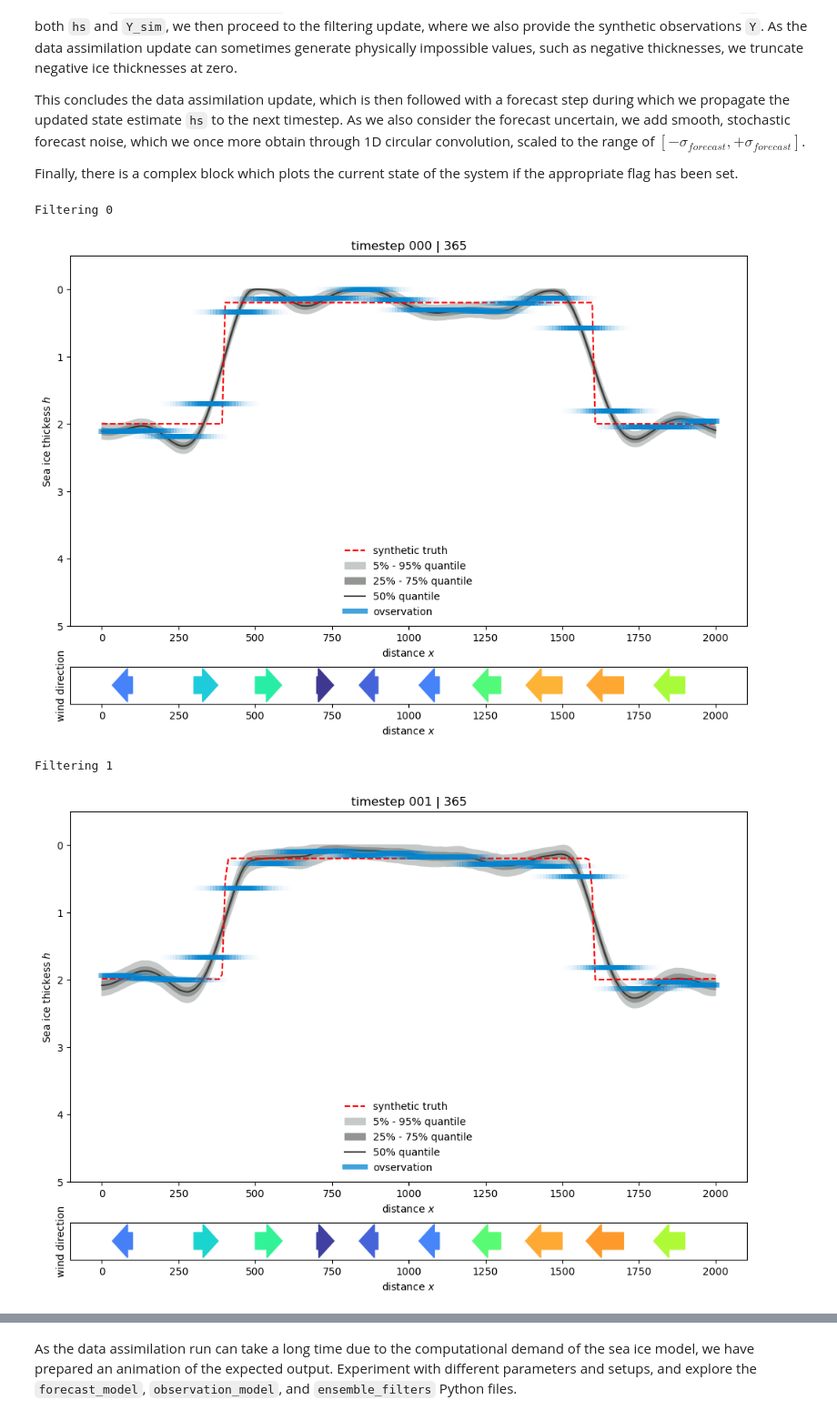
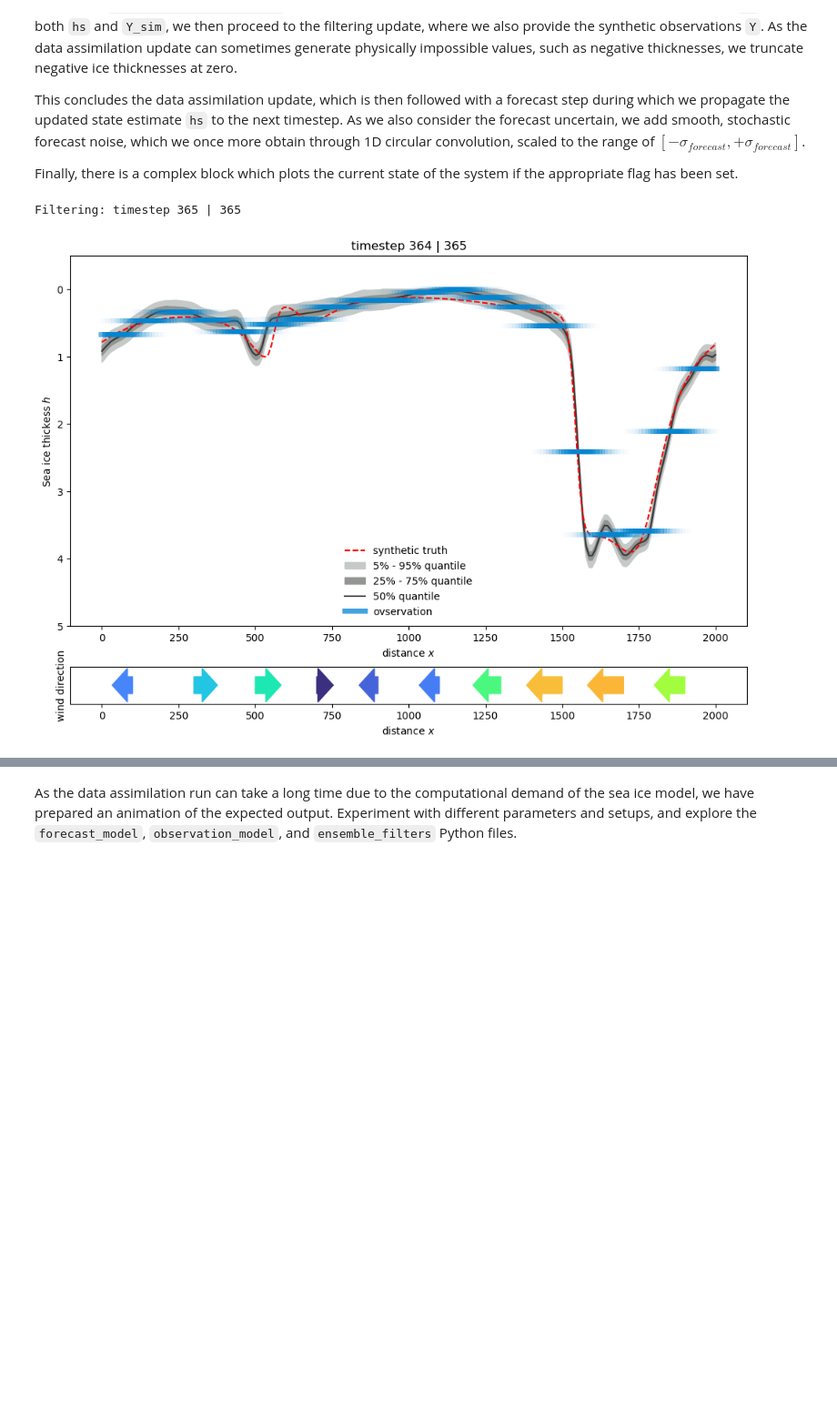
Before and after one commit to simda-muri/challenges, a Jupyter notebook: tutorials/problem3/Tutorial - Data assimilation toolbox.ipynb, the cells around one changed output, grey strips where cells are left out. Shown at 91% size. Drawn from its saved outputs; the diff is of its cells as text; code cells hidden in the pictures; blank space fills up the shorter version.

```diff
--- a/tutorials/problem3/Tutorial - Data assimilation toolbox.ipynb
+++ b/tutorials/problem3/Tutorial - Data assimilation toolbox.ipynb
@@ -231,8 +232,6 @@ filter_mode = "EnKF" # alternative: "EnTF"
 
 # Let's start filtering
 for t in np.arange(0,T,1):
-
-    print("Filtering "+str(t))
 
     # Step 1: implement the EnKF update ---------------------------------------
 
@@ -279,6 +278,10 @@ for t in np.arange(0,T,1):
             dx      = dx,
             dt      = dt,
             noise   = noise.flatten()).reshape((N,D))
+
+    clear_output()
+
+    print("Filtering: timestep "+str(t+1).zfill(3)+" | "+str(T).zfill(3))
 
     # Step 3: Plot results
     if plot_results:
@@ -380,35 +383,33 @@ for t in np.arange(0,T,1):
             height  = 0.4
 
             xpos    = pt
             ypos    = 0
 
             arrowwidth = 0.025*2000
             hscale  = 1
 
             arrow   =  np.column_stack((
                 np.asarray([
                     xpos,
                     xpos + wind[idx,t]/10*100*hscale]+\
                  list(xpos + wind[idx,t]/10*100*hscale + np.sign(wind[idx,t])*np.asarray([0., arrowwidth, 0.]))+\
                 [xpos + wind[idx,t]/10*100*hscale, xpos]),
                 np.asarray([ypos + height, ypos + height]+list(ypos + np.asarray([1., 0., -1.])*height*2)+[ypos - height, ypos - height]) ))
 
             plt.fill(
                 arrow[:,0],
                 arrow[:,1],
                 color   = cmap(np.abs(wind[idx,t]/10)))
 
         # Remove all axis ticks
         plt.tick_params(left=False,
                         labelleft=False)
         plt.ylabel("wind direction")
         plt.xlabel("distance $x$")
 
         plt.show()
 
-        plt.savefig("DA_step_"+str(t).zfill(3)+".png",dpi=300)
+        # plt.savefig("DA_step_"+str(t).zfill(3)+".png",dpi=300)
 # %% [output]
-Filtering 0
+Filtering: timestep 365 | 365
-[figure, old version]
+[figure, new version]
-Filtering 1
-[figure, removed]
```
Also changed, not shown: parts of 3 cells of this notebook.
